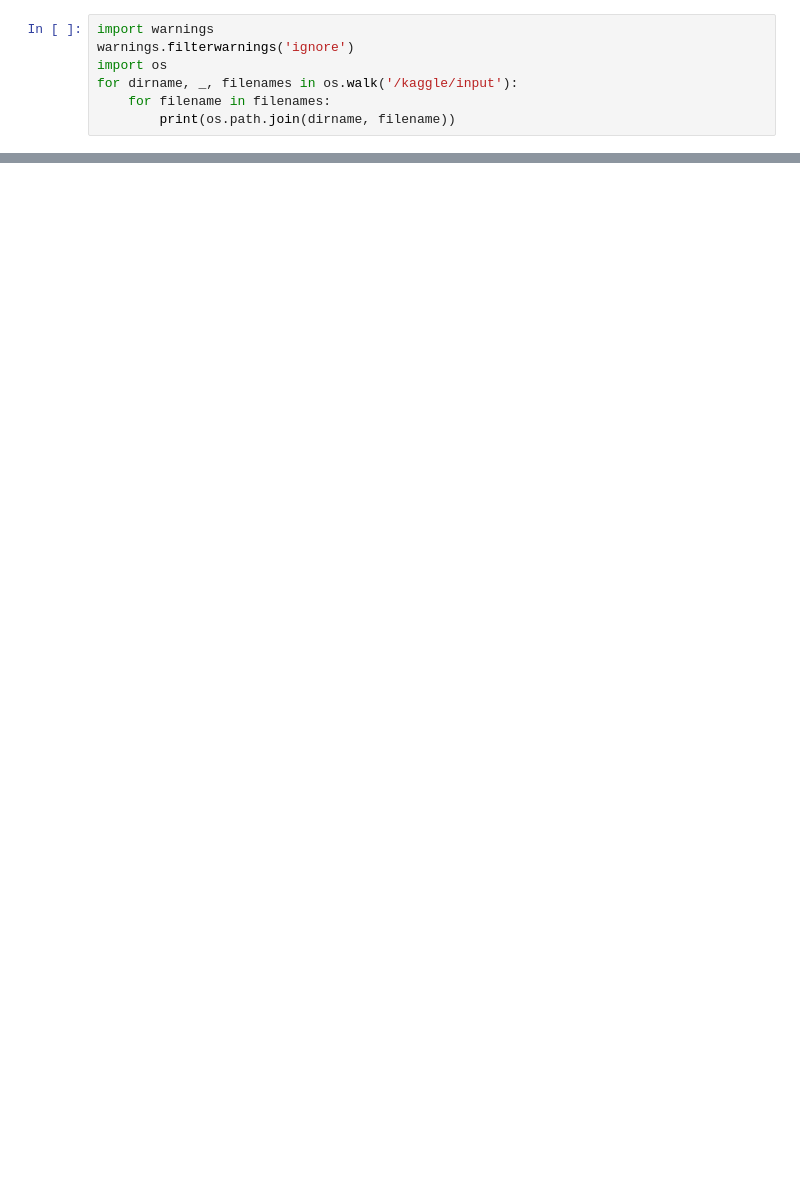
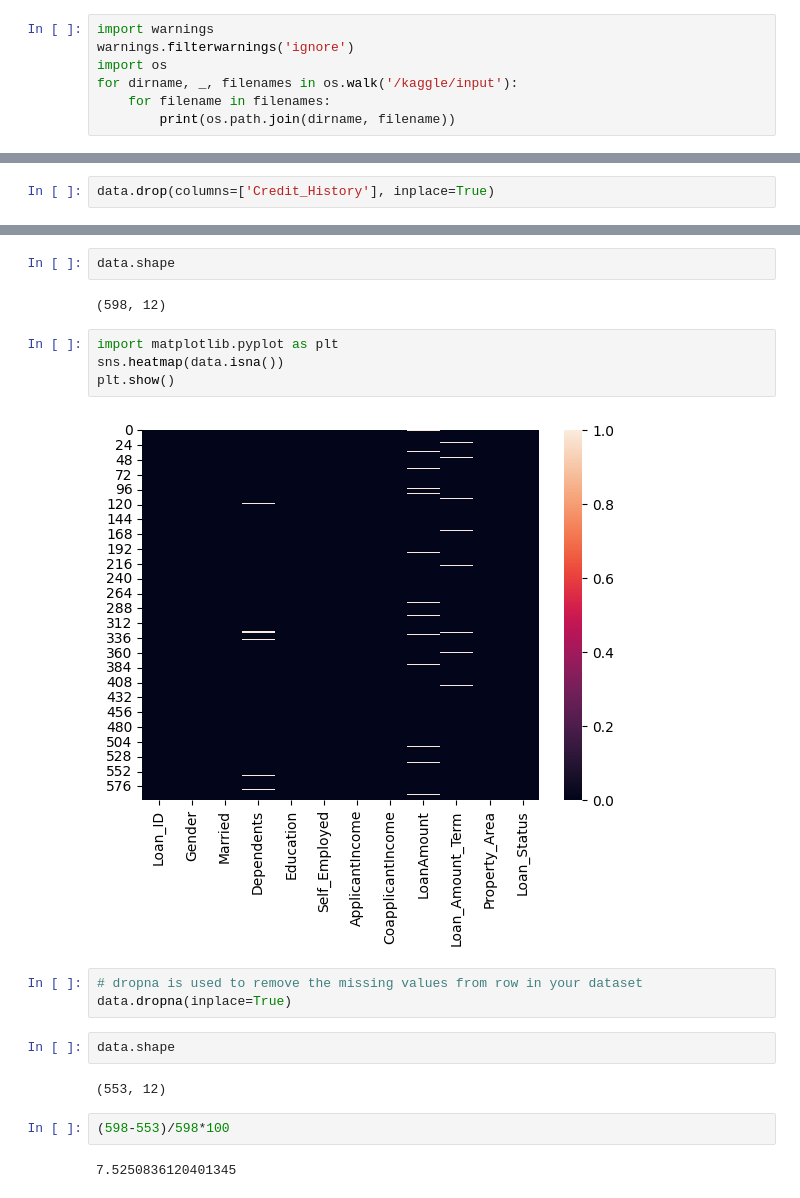
Before and after one commit to azaz9026/Data_Cleaning, a Jupyter notebook: data_cleaning.ipynb, the cells around one changed output, grey strips where cells are left out. Saved outputs shown, nothing was run; the diff lists cells and outputs as text; blank space fills up the shorter version.

```diff
--- a/data_cleaning.ipynb
+++ b/data_cleaning.ipynb
@@ -30,0 +128,2 @@ df.head()
+# %%
+data.drop(columns=['Credit_History'], inplace=True)
@@ -30,0 +136,21 @@ df.head()
+# %%
+data.shape
+# %% [output]
+(598, 12)
+# %%
+import matplotlib.pyplot as plt
+sns.heatmap(data.isna())
+plt.show()
+# %% [output]
+[figure, added]
+# %%
+# dropna is used to remove the missing values from row in your dataset
+data.dropna(inplace=True)
+# %%
+data.shape
+# %% [output]
+(553, 12)
+# %%
+(598-553)/598*100
+# %% [output]
+7.5250836120401345
```
Also changed, not shown: parts of 29 cells of this notebook.
